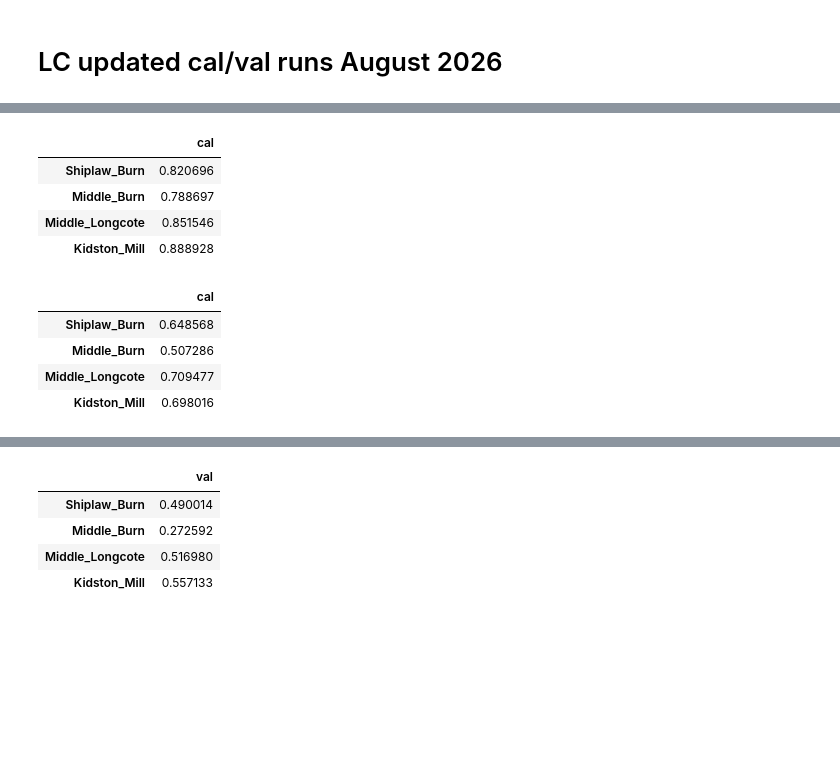
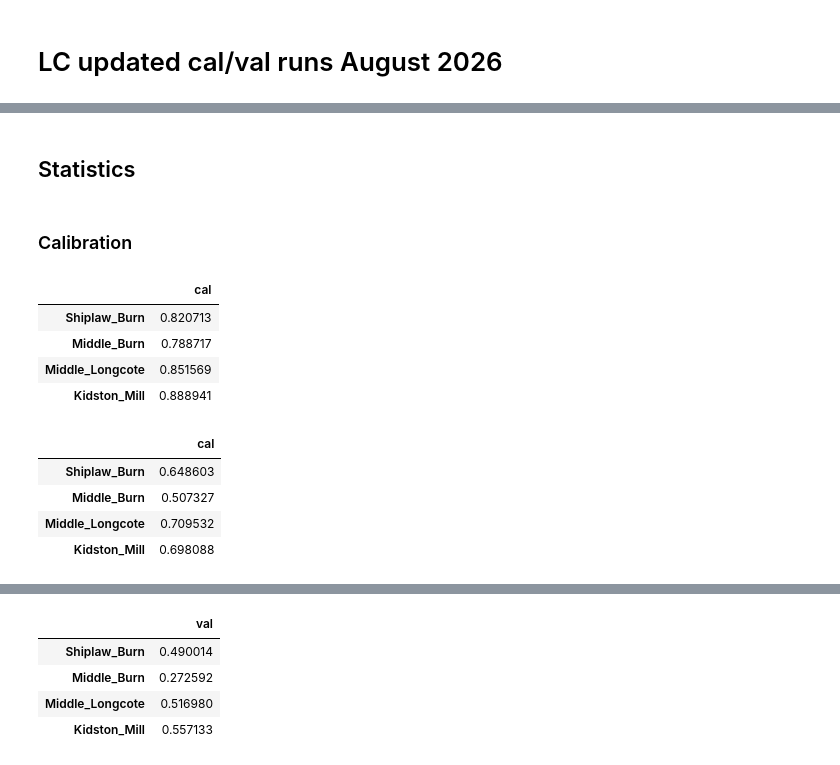
Before and after one commit to teganwilliams/Modelling-hydrological-impacts-of-LULC-change, a Jupyter notebook: Code/Calval.ipynb, the cells around one changed output, grey strips where cells are left out. Drawn from its saved outputs; the diff is of its cells as text; code cells hidden in the pictures; blank space fills up the shorter version.

```diff
--- a/Code/Calval.ipynb
+++ b/Code/Calval.ipynb
@@ -26,0 +12,7 @@ Time
+# %%
+# Load observation discharge data into a dataframe
+obs = pd.read_csv("../Data/Cal&Val/daily_discharge_0531.txt", sep="\t")
+
+obs["Time"] = pd.to_datetime(obs["Time"])
+obs = obs.set_index("Time")
+print(obs.head())
@@ -27,7 +27,10 @@ Time
 # %%
 # Load modelled discharge data
+cal = pd.read_csv("../Data/Cal&Val/Eddleston_LC_calDetailedTS_M11.txt", sep="\\t")
+cal["Time"] = pd.to_datetime(cal["Time"])
+cal = cal.set_index("Time")
 
-full = pd.read_csv("/Users/teganwilliams/Desktop/MScEM/Thesis/NewResults/LC_outputs/Eddleston_LC_scen1newMDetailedTS_M11.txt", sep="\\t")
-full["Time"] = pd.to_datetime(full["Time"])
-full = full.set_index("Time")
+val = pd.read_csv("../Data/Cal&Val/Eddleston_LC_valDetailedTS_M11.txt", sep="\\t")
+val["Time"] = pd.to_datetime(val["Time"])
+val = val.set_index("Time")
 # %%
@@ -102,17 +54,18 @@ Time
 # %%
-# Normalise first
-for df in [obs, full]:
+# Normalise data
+for df in [obs, cal, val]:
     df.index = pd.to_datetime(df.index).normalize()
 
-ts = full.copy().sort_index()
+cal_norm = cal.copy().sort_index()
+val_norm = val.copy().sort_index()
 
-calibration = ts.loc["2011-03-23":"2016-03-22"].copy()
-validation = ts.loc["2016-03-22":"2020-03-05"].copy()
+calibration = cal_norm.loc["2011-03-23":"2016-03-23"].copy()
+validation = val_norm.loc["2016-03-23":"2020-03-05"].copy()
 
-calibration = calibration.loc[calibration.index < pd.Timestamp("2016-03-22")]
-validation = validation.loc[validation.index >= pd.Timestamp("2016-03-22")]
+calibration = calibration.loc[calibration.index < pd.Timestamp("2016-03-23")]
+validation = validation.loc[validation.index >= pd.Timestamp("2016-03-23")]
 
-obs_cal = obs.loc["2011-03-23":"2016-03-22"]
+obs_cal = obs.loc["2011-03-23":"2016-03-23"]
 obs_val = obs.loc["2016-03-23":"2020-03-05"]
 
 
@@ -128,32 +81,36 @@ merged_val = pd.merge(
     left_index=True, right_index=True,
     how="inner", suffixes=("_obs", "_val")
 )
+# %% [markdown]
+## Statistics
+# %% [markdown]
+### Calibration
 # %%
-# Calibration stats
+# r (correlation coefficient)
 
 gauges = ["Shiplaw_Burn", "Middle_Burn", "Middle_Longcote", "Kidston_Mill"]
 scenarios = ["cal"]
 
 r_table = {}
 
 for g in gauges:
     r_table[g] = {}
     for s in scenarios:
         mod_col = f"{g}_{s}"
         obs_col = f"{g}_obs"
         r_table[g][s] = merged_cal[mod_col].corr(merged_cal[obs_col])
 
 # Convert to DataFrame
-r_df = pd.DataFrame(r_table).T
-r_df
+r_dfcal = pd.DataFrame(r_table).T
+r_dfcal
 # %% [output]
 |  | cal |
-| Shiplaw_Burn | 0.820696 |
-| Middle_Burn | 0.788697 |
-| Middle_Longcote | 0.851546 |
-| Kidston_Mill | 0.888928 |
+| Shiplaw_Burn | 0.820713 |
+| Middle_Burn | 0.788717 |
+| Middle_Longcote | 0.851569 |
+| Kidston_Mill | 0.888941 |
 # %%
-# NSE stats
+# NSE
 
 def nse(sim, obs):
     sim = np.array(sim)
@@ -169,11 +126,11 @@ for g in gauges:
         obs_col = f"{g}_obs"
         nse_table[g][s] = nse(merged_cal[mod_col], merged_cal[obs_col])
 
-nse_df = pd.DataFrame(nse_table).T
-nse_df
+nse_dfcal = pd.DataFrame(nse_table).T
+nse_dfcal
 # %% [output]
 |  | cal |
-| Shiplaw_Burn | 0.648568 |
-| Middle_Burn | 0.507286 |
-| Middle_Longcote | 0.709477 |
-| Kidston_Mill | 0.698016 |
+| Shiplaw_Burn | 0.648603 |
+| Middle_Burn | 0.507327 |
+| Middle_Longcote | 0.709532 |
+| Kidston_Mill | 0.698088 |
```
Also changed, not shown: parts of 21 cells of this notebook.
